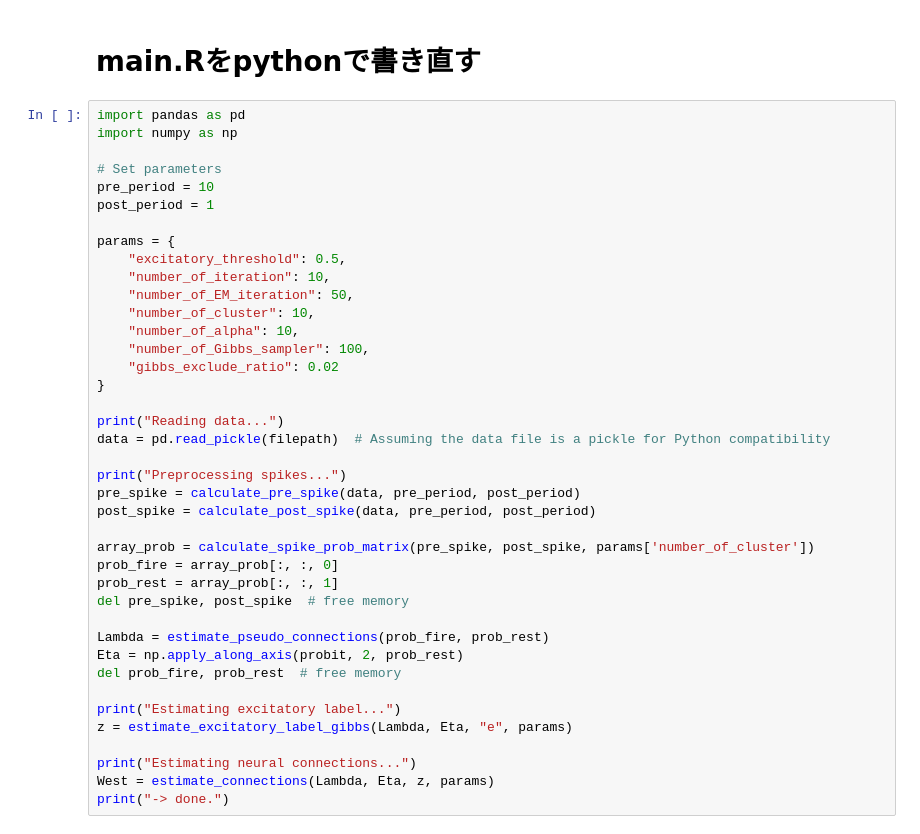
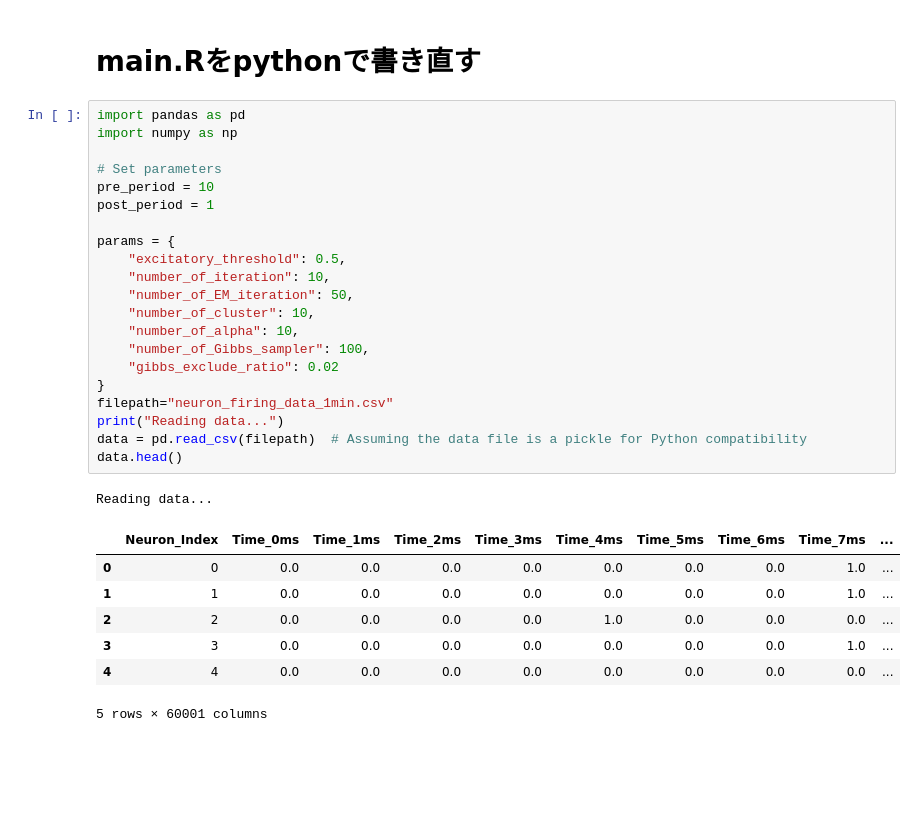
Before and after one commit to Womics/lab_rotation, a Jupyter notebook: first_workat_labroat.ipynb, the cells around one changed output. Saved outputs shown, nothing was run; the diff lists cells and outputs as text; blank space fills up the shorter version.

```diff
--- a/first_workat_labroat.ipynb
+++ b/first_workat_labroat.ipynb
@@ -614,40 +676,30 @@ def estimate_excitatory_label_gibbs(Lambda, Eta, proj_type, param):
 # %%
 import pandas as pd
 import numpy as np
 
 # Set parameters
 pre_period = 10
 post_period = 1
 
 params = {
     "excitatory_threshold": 0.5,
     "number_of_iteration": 10,
     "number_of_EM_iteration": 50,
     "number_of_cluster": 10,
     "number_of_alpha": 10,
     "number_of_Gibbs_sampler": 100,
     "gibbs_exclude_ratio": 0.02
 }
-
+filepath="neuron_firing_data_1min.csv"
 print("Reading data...")
-data = pd.read_pickle(filepath)  # Assuming the data file is a pickle for Python compatibility
-
-print("Preprocessing spikes...")
-pre_spike = calculate_pre_spike(data, pre_period, post_period)
-post_spike = calculate_post_spike(data, pre_period, post_period)
-
-array_prob = calculate_spike_prob_matrix(pre_spike, post_spike, params['number_of_cluster'])
-prob_fire = array_prob[:, :, 0]
-prob_rest = array_prob[:, :, 1]
-del pre_spike, post_spike  # free memory
-
-Lambda = estimate_pseudo_connections(prob_fire, prob_rest)
-Eta = np.apply_along_axis(probit, 2, prob_rest)
-del prob_fire, prob_rest  # free memory
-
-print("Estimating excitatory label...")
-z = estimate_excitatory_label_gibbs(Lambda, Eta, "e", params)
-
-print("Estimating neural connections...")
-West = estimate_connections(Lambda, Eta, z, params)
-print("-> done.")
+data = pd.read_csv(filepath)  # Assuming the data file is a pickle for Python compatibility
+data.head()
+# %% [output]
+Reading data...
+|  | Neuron_Index | Time_0ms | Time_1ms | Time_2ms | Time_3ms | Time_4ms | Time_5ms | Time_6ms | Time_7ms | ... |
+| 0 | 0 | 0.0 | 0.0 | 0.0 | 0.0 | 0.0 | 0.0 | 0.0 | 1.0 | ... |
+| 1 | 1 | 0.0 | 0.0 | 0.0 | 0.0 | 0.0 | 0.0 | 0.0 | 1.0 | ... |
+| 2 | 2 | 0.0 | 0.0 | 0.0 | 0.0 | 1.0 | 0.0 | 0.0 | 0.0 | ... |
+| 3 | 3 | 0.0 | 0.0 | 0.0 | 0.0 | 0.0 | 0.0 | 0.0 | 1.0 | ... |
+| 4 | 4 | 0.0 | 0.0 | 0.0 | 0.0 | 0.0 | 0.0 | 0.0 | 0.0 | ... |
+5 rows × 60001 columns
```
Also changed, not shown: parts of 17 cells of this notebook.
